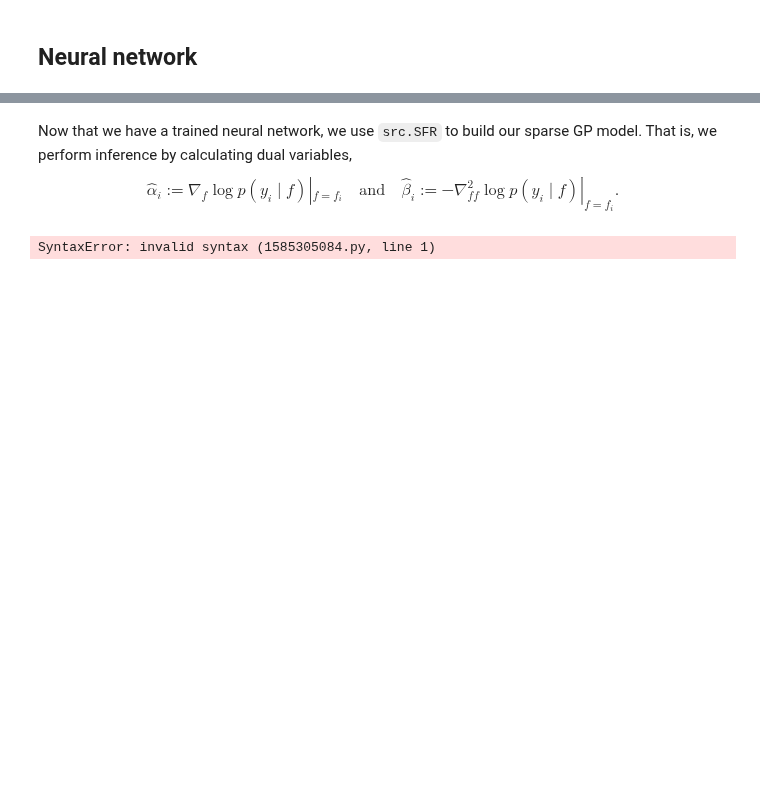
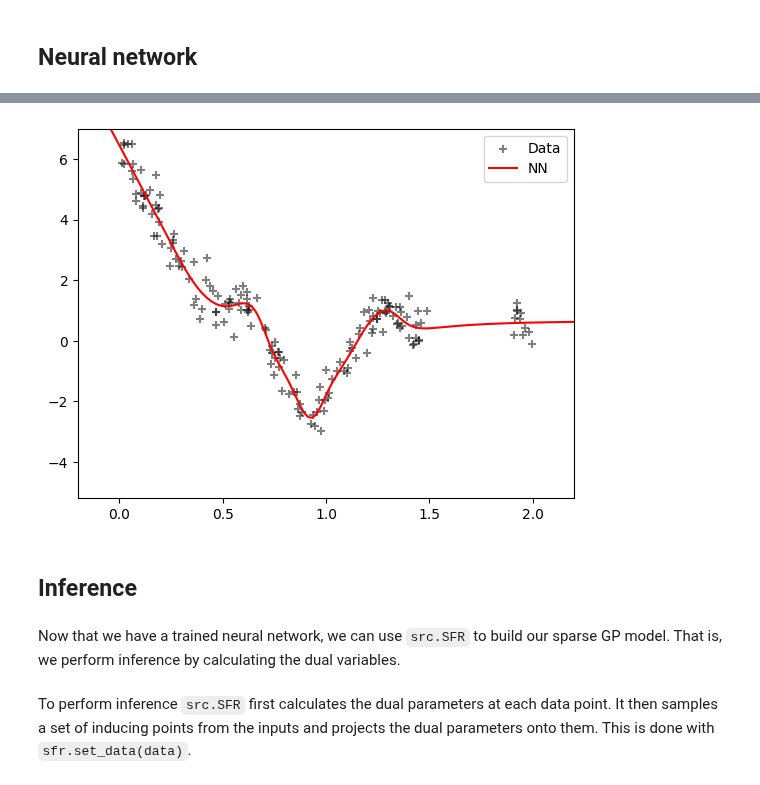
Before and after one commit to AaltoML/sfr, a Jupyter notebook: notebooks/1D-regression-and-dual-updates.ipynb, the cells around one changed output, grey strips where cells are left out. Saved outputs shown, nothing was run; the diff lists cells and outputs as text; code cells hidden in the pictures; blank space fills up the shorter version.

```diff
--- a/notebooks/1D-regression-and-dual-updates.ipynb
+++ b/notebooks/1D-regression-and-dual-updates.ipynb
@@ -159,15 +151,23 @@ metrics = train(sfr=sfr, data=data, num_epochs=num_epochs, batch_size=batch_size
+# %%
+def plot_nn(fig, ax):
+    ax.plot(X_test, sfr.network(X_test).detach()[:, 0], "-", color="r", label="NN", zorder=1)
+    ax.set_xlim(X_test.numpy().min(), X_test.numpy().max())
+    ax.set_ylim(-5.2, 7)
+    ax.legend()
+
+fig, ax = plt.subplots()
+plot_func(fig, ax)
+plot_nn(fig, ax)
+# %% [output]
+[figure, added]
+# %% [markdown]
+## Inference
 # %% [markdown]
-Now that we have a trained neural network, we use `src.SFR` to build our sparse GP model.
-That is, we perform inference by calculating dual variables,
-\begin{equation}
-  \label{eq:dual_param_laplace}
-  \hat{\alpha}_i := \nabla_{f}\log p(y_i \mid f) |_{f=f_i}
-  \quad \text{and} \quad
-  \hat{\beta}_i := - \nabla^2_{ff}\log p(y_i \mid f) |_{f=f_i}.
-\end{equation}
+Now that we have a trained neural network, we can use `src.SFR` to build our sparse GP model.
+That is, we perform inference by calculating the dual variables.
-# %%
-To perform inference  `src.SFR` samples a set of inducing points
-# %% [output]
-SyntaxError: invalid syntax (1585305084.py, line 1)
+# %% [markdown]
+To perform inference `src.SFR` first calculates the dual parameters at each data point.
+It then samples a set of inducing points from the inputs and projects the dual parameters onto them.
+This is done with  `sfr.set_data(data)`.
 # %%
 sfr.set_data(data)
```
Also changed, not shown: parts of 25 cells of this notebook.
